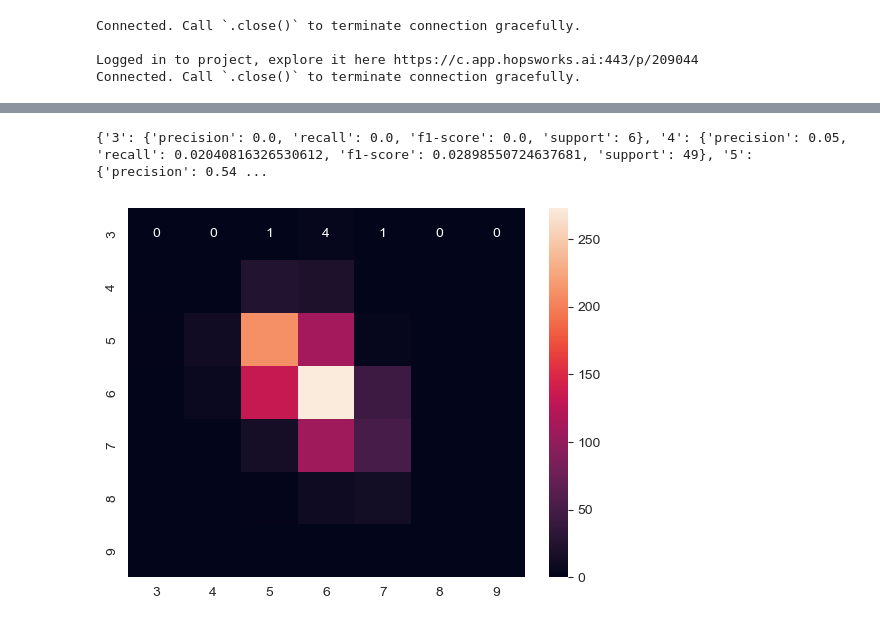
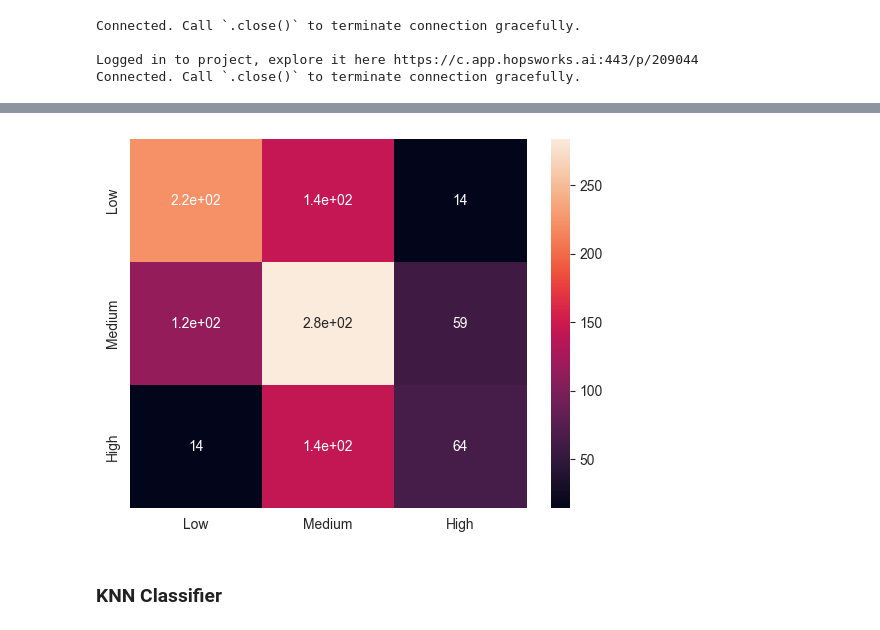
Before and after one commit to GoodOnions/ID2223-Lab1, a Jupyter notebook: wine/wine-training-pipeline.ipynb, the cells around one changed output, grey strips where cells are left out. Cells and saved outputs as stored; diff of their text form; code cells hidden in the pictures.

```diff
--- a/wine/wine-training-pipeline.ipynb
+++ b/wine/wine-training-pipeline.ipynb
@@ -31,12 +33,12 @@ Connected. Call `.close()` to terminate connection gracefully.
 # %%
 # The feature view is the input set of features for your model. The features can come from different feature groups.
 # You can select features from different feature groups and join them together to create a feature view
-wine_fg = fs.get_feature_group(name="wine", version=2)
+wine_fg = fs.get_feature_group(name="wine", version=3)
 query = wine_fg.select_all()
 feature_view = fs.get_or_create_feature_view(name="wine",
-                                  version=1,
-                                  description="Read from Wine dataset",
-                                  labels=["quality"],
-                                  query=query)
+                                             version=3,
+                                             description="Read from Wine dataset",
+                                             labels=["quality"],
+                                             query=query)
 # %% [output]
 Feature view created successfully, explore it at
@@ -138,11 +143,9 @@ UndefinedMetricWarning: Precision and F-score are ill-defined and being set to 0
-# %%
-print(metrics)
-# %% [output]
-{'3': {'precision': 0.0, 'recall': 0.0, 'f1-score': 0.0, 'support': 6}, '4': {'precision': 0.05, 'recall': 0.02040816326530612, 'f1-score': 0.02898550724637681, 'support': 49}, '5': {'precision': 0.54 ...
 # %%
 # Create the confusion matrix as a figure, we will later store it as a PNG image file
-df_cm = pd.DataFrame(results, range(3,10), columns=range(3, 10))
+df_cm = pd.DataFrame(results, ["Low", "Medium", "High"], columns=["Low", "Medium", "High"])
 cm = sns.heatmap(df_cm, annot=True)
 fig = cm.get_figure()
 # %% [output]
-[figure, old version]
+[figure, new version]
+# %% [markdown]
+### KNN Classifier
```
Also changed, not shown: parts of 17 cells of this notebook, 2 other files.
